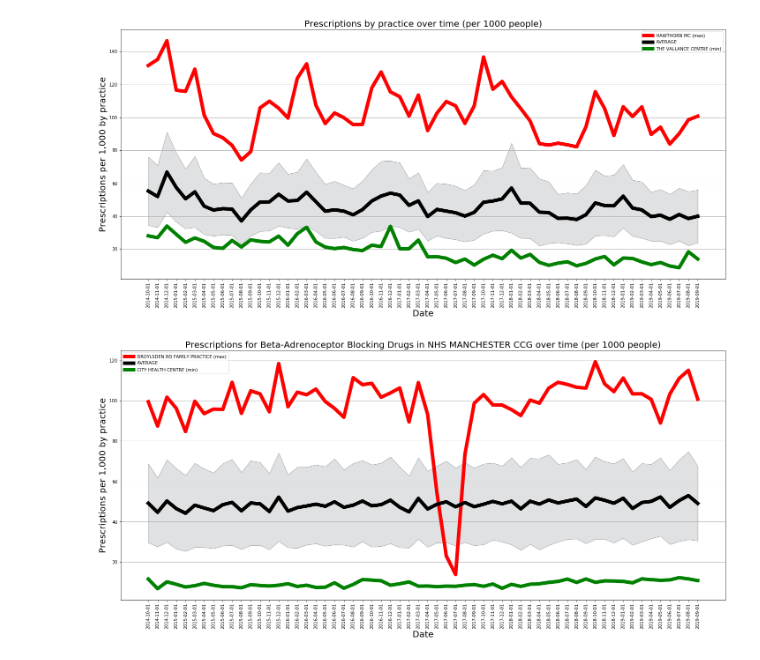
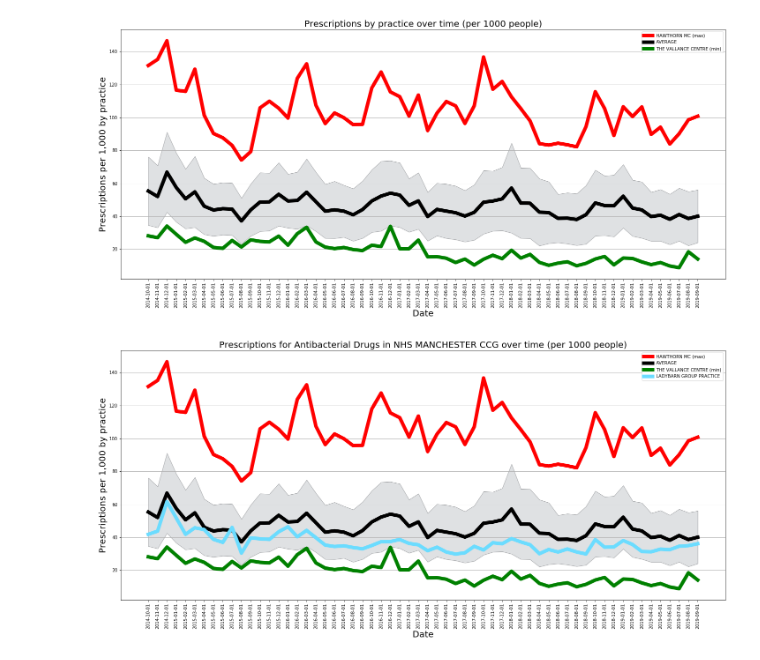
Before and after one commit to aaron-obrien/CCG_prescriptions_project, a Jupyter notebook: test.ipynb, the cells around one changed output. Cells and saved outputs as stored; diff of their text form; code cells hidden in the pictures.

```diff
--- a/test.ipynb
+++ b/test.ipynb
@@ -315,6 +315,8 @@ def make_name(CCG,BNF):
     return [CCG_data['code'].iloc[0], CCG_data['name'].iloc[0],BNF_data['id'].iloc[0], BNF_data['name'].iloc[0]]
 # %%
 def prescriptionsPlot(CCG, BNF, centre=''):
+
+    centre = centre.upper()
 
     codes_names = make_name(CCG,BNF)
 
@@ -329,8 +331,11 @@ def prescriptionsPlot(CCG, BNF, centre=''):
     # Group data by centre name and compute average and std of items
     items_data = combined_data['itemsP1000P'].groupby(combined_data['row_name']).describe()
 
-    max_items = items_data['mean'].idxmax()
-    min_items = items_data['mean'].idxmin()
+    #max_items = items_data['mean'].idxmax()
+    #min_items = items_data['mean'].idxmin()
+
+    max_items = items_data[items_data['count']==60]['mean'].idxmax()
+    min_items = items_data[items_data['count']==60]['mean'].idxmin()
 
     mean_items_data = combined_data['itemsP1000P'].groupby(combined_data['date']).describe()
 
@@ -370,6 +375,6 @@ def prescriptionsPlot(CCG, BNF, centre=''):
     plt.savefig('prescriptions_per_1000_people.png')
     plt.show()
 # %%
-combined = prescriptionsPlot(CCG='14L', BNF='beta')
+combined = prescriptionsPlot(CCG='manc', BNF='antibacterial drug', centre='lady')
 # %% [output]
-[figure, old version]
+[figure, new version]
```
